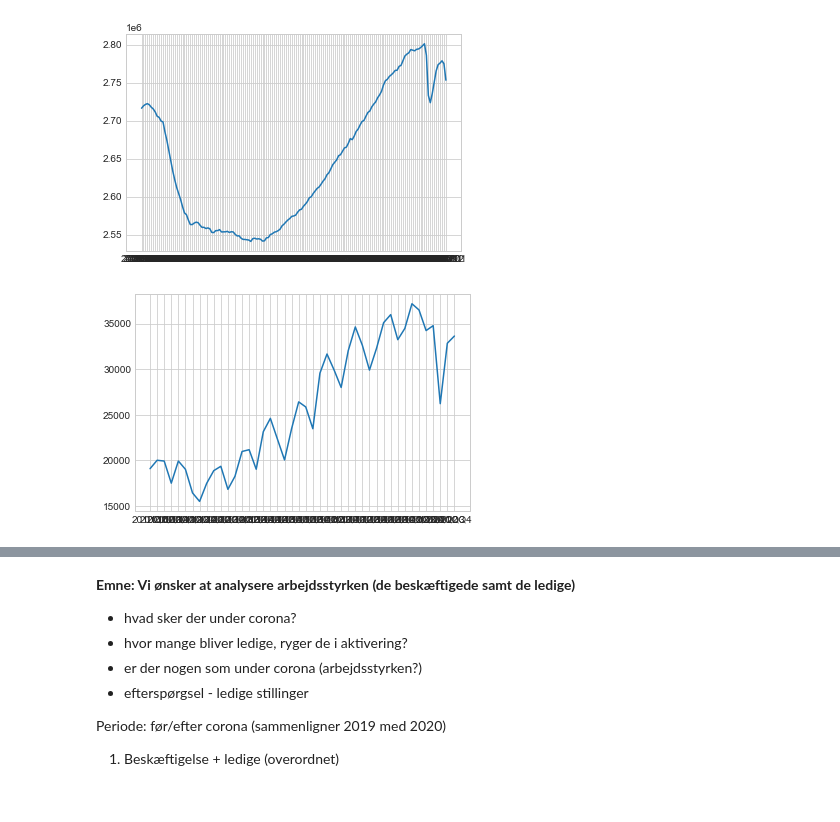
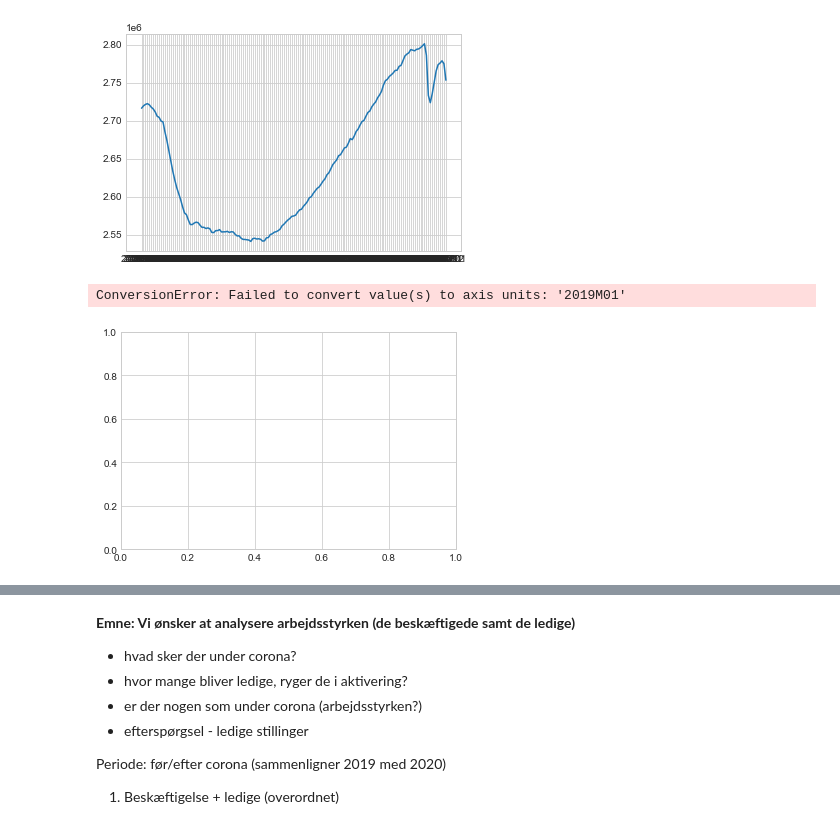
Before and after one commit to ceciliechrstnsn/projects-2021-luna-hjerteknuser, a Jupyter notebook: dataproject/dataproject.ipynb, the cells around one changed output, grey strips where cells are left out. Cells and saved outputs as stored; diff of their text form; code cells hidden in the pictures; blank space fills up the shorter version.

```diff
--- a/dataproject/dataproject.ipynb
+++ b/dataproject/dataproject.ipynb
@@ -334,12 +350,14 @@ plt.show()
 # %%
 #ledige stillinger
 #lav en interaktiv på denne
 tid_ = lsk011['TID']
 led_ = lsk011['INDHOLD']
+plt.xticks('2019M01', '2020M12')
 plt.plot(tid_,led_)
 plt.show()
 # %% [output]
+ConversionError: Failed to convert value(s) to axis units: '2019M01'
-[figure, old version]
+[figure, new version]
 # %%
 #unemploy - gender
 #lav en interaktiv på denne
```
Also changed, not shown: parts of 13 cells of this notebook.
